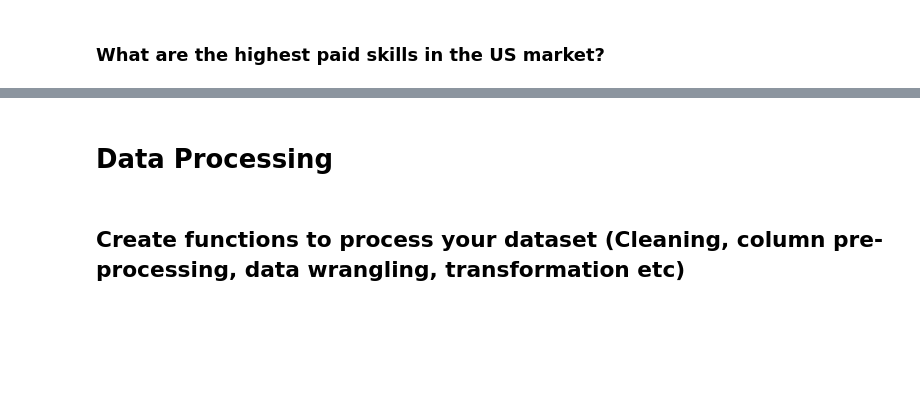
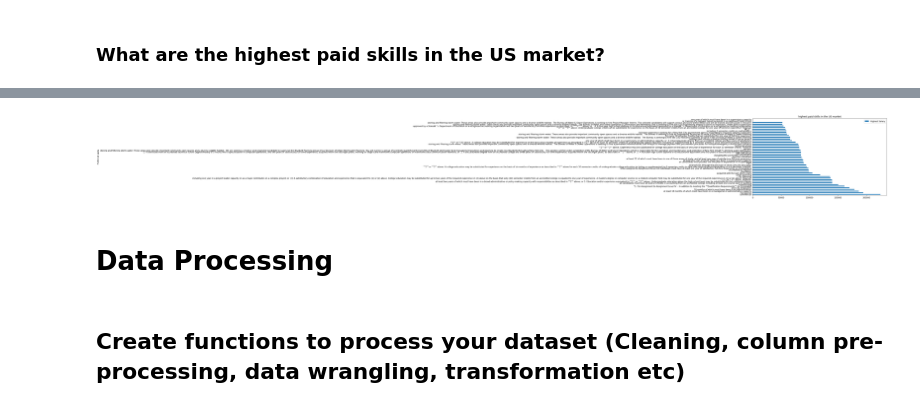
Before and after one commit to AndrewEzeamama/EmiratesNBD, a Jupyter notebook: jupyter/notebook/assesment_notebook.ipynb, the cells around one changed output, grey strips where cells are left out. Saved outputs shown, nothing was run; the diff lists cells and outputs as text; code cells hidden in the pictures; blank space fills up the shorter version.

```diff
--- a/jupyter/notebook/assesment_notebook.ipynb
+++ b/jupyter/notebook/assesment_notebook.ipynb
@@ -384,3 +447,8 @@ only showing top 20 rows
+# %%
+highest_paid_skills = highest_paid_skills.toPandas() \
+        .plot(kind="barh", title ="highest paid skills in the US market" , x="Preferred Skills", y="Highest Salary", figsize=(12, 7))
+# %% [output]
+[figure, added]
 # %% [markdown]
 # Data Processing
 # %% [markdown]
```
Also changed, not shown: parts of 18 cells of this notebook.
